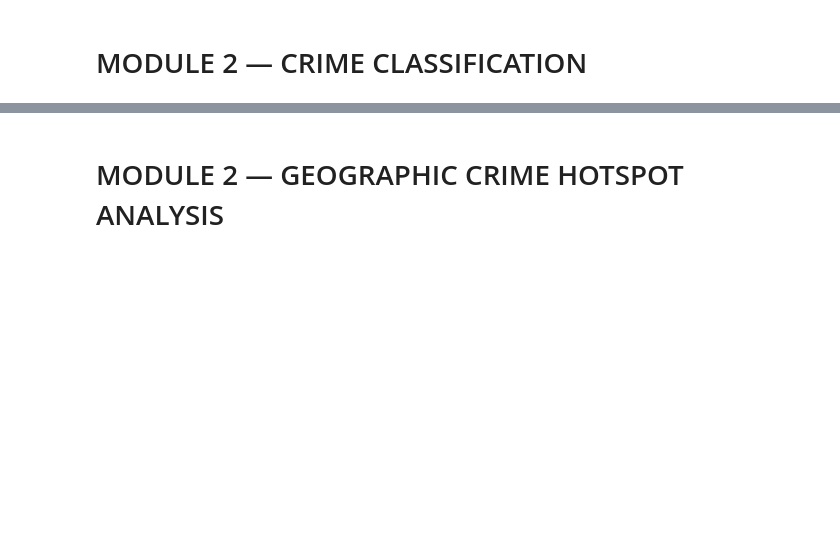
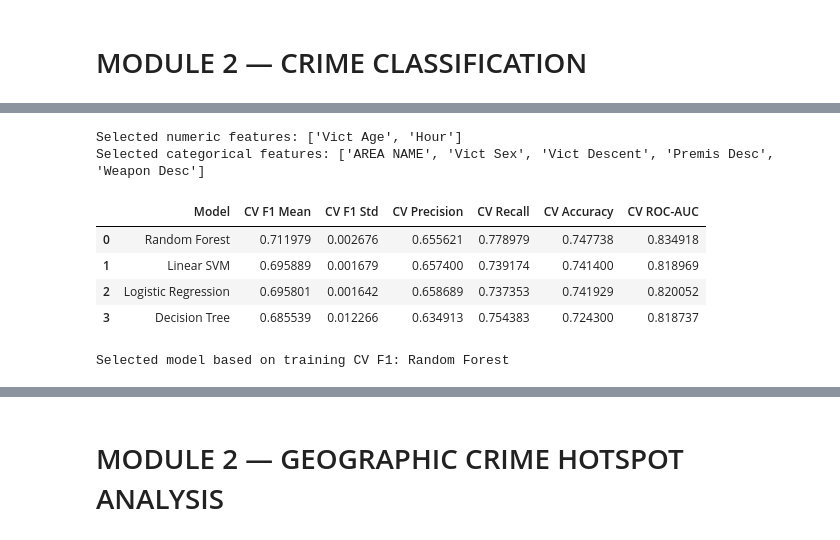
Before and after one commit to Shreyajc/crime-analytics-ml, a Jupyter notebook: Crime Classification, Historical Risk Analysis and Geographic Hotspot Detection Using Machine Learning.ipynb, the cells around one changed output, grey strips where cells are left out. Saved outputs shown, nothing was run; the diff lists cells and outputs as text; code cells hidden in the pictures; blank space fills up the shorter version.

```diff
--- a/Crime Classification, Historical Risk Analysis and Geographic Hotspot Detection Using Machine Learning.ipynb
+++ b/Crime Classification, Historical Risk Analysis and Geographic Hotspot Detection Using Machine Learning.ipynb
@@ -1484,0 +788,75 @@ Saved: random_forest.pkl
+# %%
+# PART 27 — Build preprocessing and model pipelines
+
+X_train = X_train_full[selected_features].copy()
+X_test = X_test_final[selected_features].copy()
+y_train = y_train_full.copy()
+y_test = y_test_final.copy()
+
+numeric_features = [c for c in numeric_features_fs if c in selected_features]
+categorical_features = [c for c in categorical_features_fs if c in selected_features]
+if set(numeric_features + categorical_features) != set(selected_features):
+    raise ValueError("Every selected feature must be assigned to a preprocessing group.")
+
+numeric_transformer = Pipeline([
+    ("imputer", SimpleImputer(strategy="median")),
+    ("scaler", StandardScaler())
+])
+categorical_transformer = Pipeline([
+    ("imputer", SimpleImputer(strategy="most_frequent")),
+    ("onehot", OneHotEncoder(handle_unknown="ignore"))
+])
+preprocessor = ColumnTransformer([
+    ("num", numeric_transformer, numeric_features),
+    ("cat", categorical_transformer, categorical_features)
+], remainder="drop")
+
+models = {
+    "Logistic Regression": LogisticRegression(max_iter=1500, class_weight="balanced", random_state=42),
+    "Linear SVM": LinearSVC(class_weight="balanced", max_iter=5000, random_state=42),
+    "Decision Tree": DecisionTreeClassifier(
+        max_depth=15, min_samples_split=10, min_samples_leaf=5,
+        class_weight="balanced", random_state=42
+    ),
+    "Random Forest": RandomForestClassifier(
+        n_estimators=150, max_depth=20, min_samples_split=10, min_samples_leaf=2,
+        class_weight="balanced", n_jobs=-1, random_state=42
+    )
+}
+print("Selected numeric features:", numeric_features)
+print("Selected categorical features:", categorical_features)
+# %% [output]
+Selected numeric features: ['Vict Age', 'Hour']
+Selected categorical features: ['AREA NAME', 'Vict Sex', 'Vict Descent', 'Premis Desc', 'Weapon Desc']
+# %%
+# PART 28 — Compare models with 5-fold cross-validation on training data
+
+cv = StratifiedKFold(n_splits=5, shuffle=True, random_state=42)
+scoring = {"f1": "f1", "precision": "precision", "recall": "recall", "accuracy": "accuracy", "roc_auc": "roc_auc"}
+cv_rows = []
+for name, estimator in models.items():
+    pipe = Pipeline([("preprocessor", clone(preprocessor)), ("model", clone(estimator))])
+    scores_cv = cross_validate(
+        pipe, X_train, y_train, cv=cv, scoring=scoring,
+        n_jobs=1, return_train_score=False
+    )
+    cv_rows.append({
+        "Model": name,
+        "CV F1 Mean": scores_cv["test_f1"].mean(),
+        "CV F1 Std": scores_cv["test_f1"].std(),
+        "CV Precision": scores_cv["test_precision"].mean(),
+        "CV Recall": scores_cv["test_recall"].mean(),
+        "CV Accuracy": scores_cv["test_accuracy"].mean(),
+        "CV ROC-AUC": scores_cv["test_roc_auc"].mean()
+    })
+cv_results_df = pd.DataFrame(cv_rows).sort_values("CV F1 Mean", ascending=False).reset_index(drop=True)
+display(cv_results_df)
+best_model_name = cv_results_df.loc[0, "Model"]
+print("Selected model based on training CV F1:", best_model_name)
+# %% [output]
+|  | Model | CV F1 Mean | CV F1 Std | CV Precision | CV Recall | CV Accuracy | CV ROC-AUC |
+| 0 | Random Forest | 0.711979 | 0.002676 | 0.655621 | 0.778979 | 0.747738 | 0.834918 |
+| 1 | Linear SVM | 0.695889 | 0.001679 | 0.657400 | 0.739174 | 0.741400 | 0.818969 |
+| 2 | Logistic Regression | 0.695801 | 0.001642 | 0.658689 | 0.737353 | 0.741929 | 0.820052 |
+| 3 | Decision Tree | 0.685539 | 0.012266 | 0.634913 | 0.754383 | 0.724300 | 0.818737 |
+Selected model based on training CV F1: Random Forest
```
Also changed, not shown: parts of 125 cells of this notebook, 13 other files.
